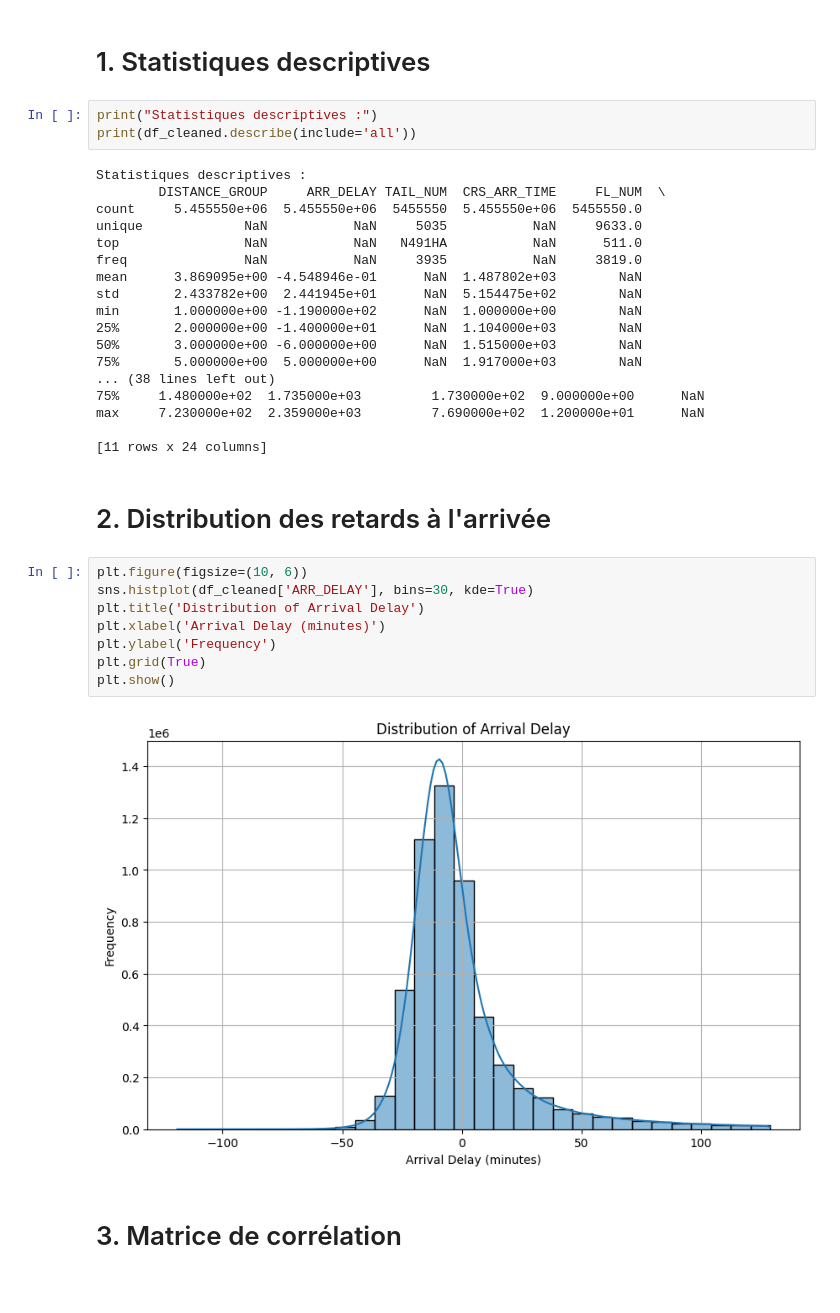
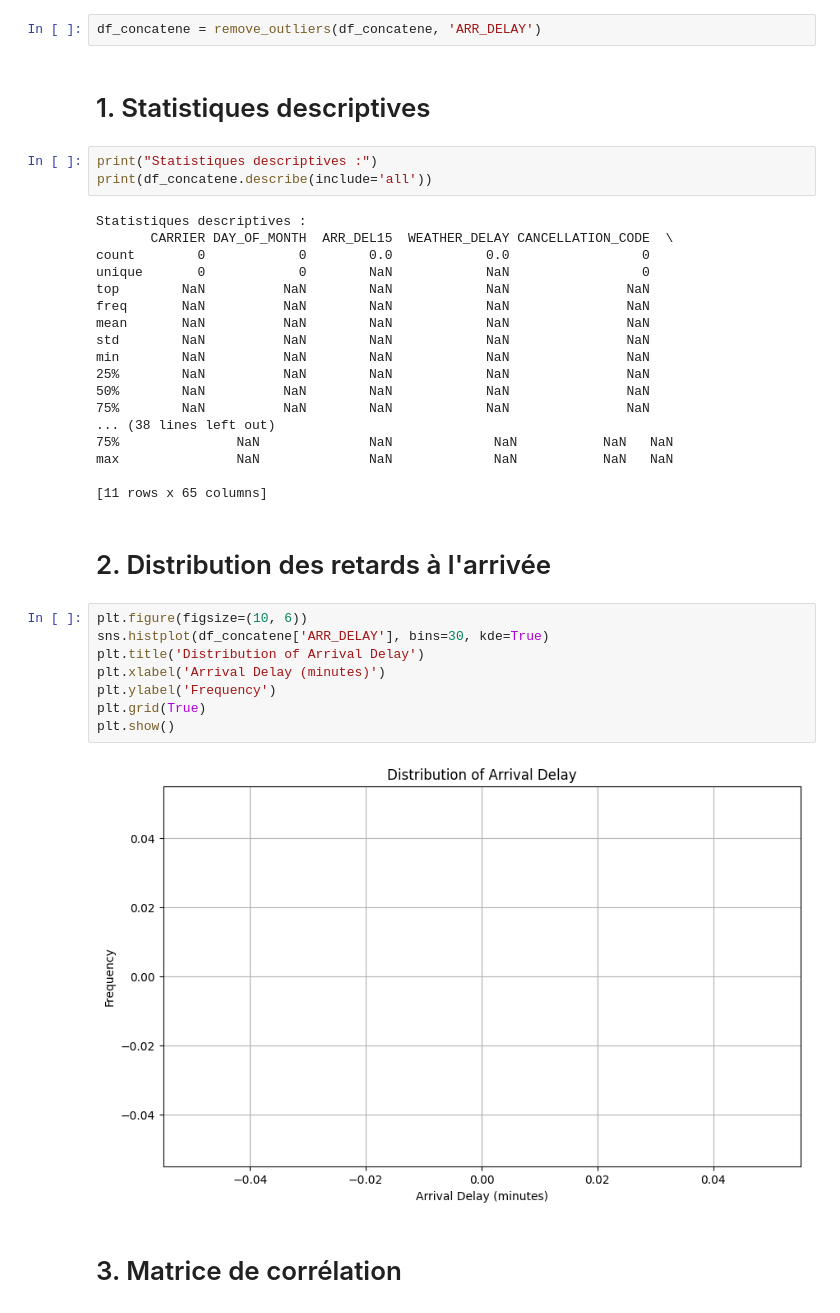
Before and after one commit to gdemerges/plane_delay, a Jupyter notebook: EDA.ipynb, the cells around one changed output. Cells and saved outputs as stored; diff of their text form.

```diff
--- a/EDA.ipynb
+++ b/EDA.ipynb
@@ -183,38 +69,40 @@ dtype: object
+# %%
+df_concatene = remove_outliers(df_concatene, 'ARR_DELAY')
 # %% [markdown]
 # 1. Statistiques descriptives
 # %%
 print("Statistiques descriptives :")
-print(df_cleaned.describe(include='all'))
+print(df_concatene.describe(include='all'))
 # %% [output]
 Statistiques descriptives :
-        DISTANCE_GROUP     ARR_DELAY TAIL_NUM  CRS_ARR_TIME     FL_NUM  \
-count     5.455550e+06  5.455550e+06  5455550  5.455550e+06  5455550.0
-unique             NaN           NaN     5035           NaN     9633.0
-top                NaN           NaN   N491HA           NaN      511.0
-freq               NaN           NaN     3935           NaN     3819.0
-mean      3.869095e+00 -4.548946e-01      NaN  1.487802e+03        NaN
-std       2.433782e+00  2.441945e+01      NaN  5.154475e+02        NaN
-min       1.000000e+00 -1.190000e+02      NaN  1.000000e+00        NaN
-25%       2.000000e+00 -1.400000e+01      NaN  1.104000e+03        NaN
-50%       3.000000e+00 -6.000000e+00      NaN  1.515000e+03        NaN
-75%       5.000000e+00  5.000000e+00      NaN  1.917000e+03        NaN
+       CARRIER DAY_OF_MONTH  ARR_DEL15  WEATHER_DELAY CANCELLATION_CODE  \
+count        0            0        0.0            0.0                 0
+unique       0            0        NaN            NaN                 0
+top        NaN          NaN        NaN            NaN               NaN
+freq       NaN          NaN        NaN            NaN               NaN
+mean       NaN          NaN        NaN            NaN               NaN
+std        NaN          NaN        NaN            NaN               NaN
+min        NaN          NaN        NaN            NaN               NaN
+25%        NaN          NaN        NaN            NaN               NaN
+50%        NaN          NaN        NaN            NaN               NaN
+75%        NaN          NaN        NaN            NaN               NaN
 ... (38 lines left out)
-75%     1.480000e+02  1.735000e+03         1.730000e+02  9.000000e+00      NaN
-max     7.230000e+02  2.359000e+03         7.690000e+02  1.200000e+01      NaN
+75%               NaN              NaN             NaN           NaN   NaN
+max               NaN              NaN             NaN           NaN   NaN
 
-[11 rows x 24 columns]
+[11 rows x 65 columns]
 # %% [markdown]
 # 2. Distribution des retards à l'arrivée
 # %%
 plt.figure(figsize=(10, 6))
-sns.histplot(df_cleaned['ARR_DELAY'], bins=30, kde=True)
+sns.histplot(df_concatene['ARR_DELAY'], bins=30, kde=True)
 plt.title('Distribution of Arrival Delay')
 plt.xlabel('Arrival Delay (minutes)')
 plt.ylabel('Frequency')
 plt.grid(True)
 plt.show()
 # %% [output]
-[figure, old version]
+[figure, new version]
 # %% [markdown]
 # 3. Matrice de corrélation
 # %%
```
Also changed, not shown: parts of 36 cells of this notebook, 5 other files.
